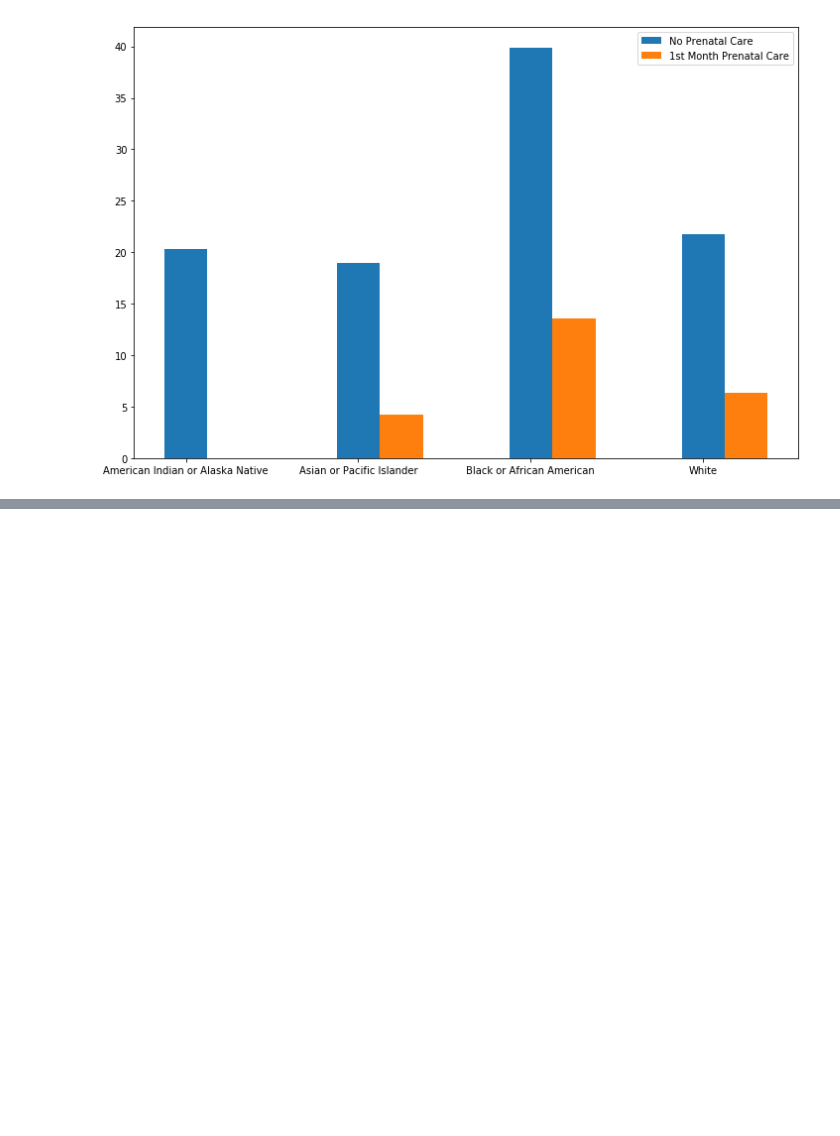
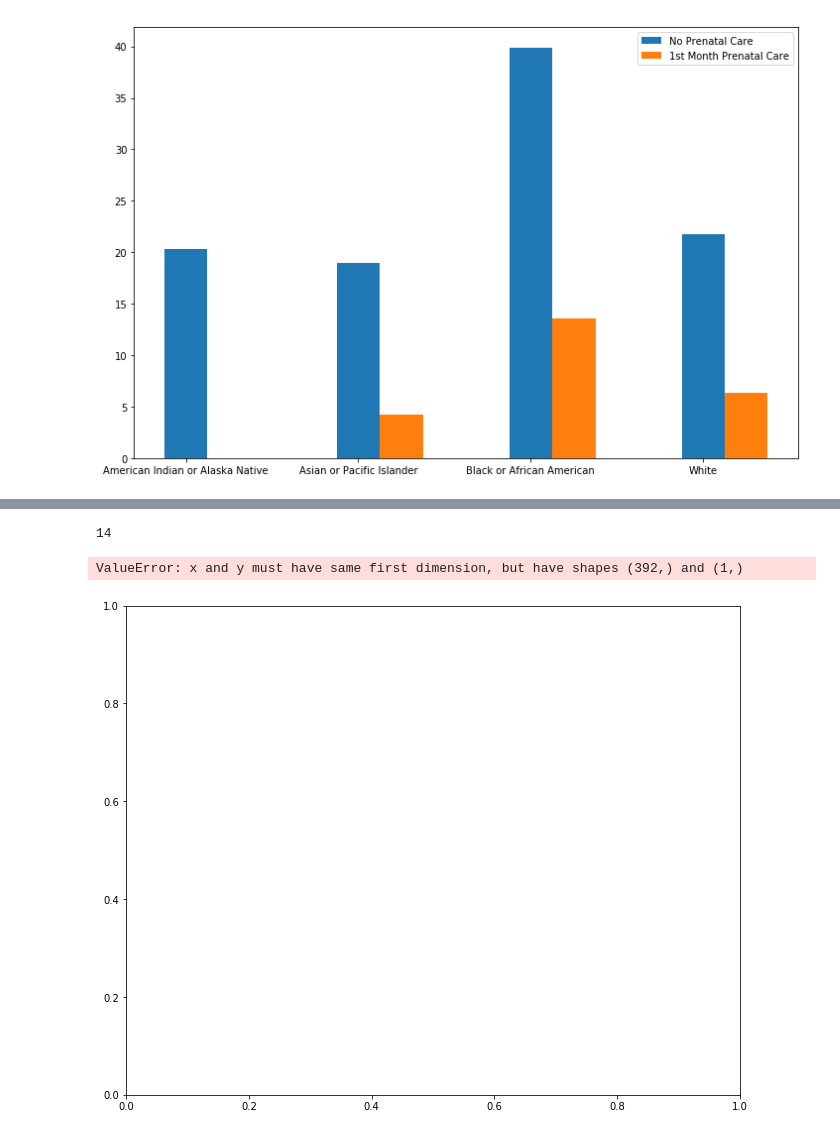
Before and after one commit to jasminajovanovic/IMR, a Jupyter notebook: IMR-jasmina.ipynb, the cells around one changed output, grey strips where cells are left out. Saved outputs shown, nothing was run; the diff lists cells and outputs as text; code cells hidden in the pictures; blank space fills up the shorter version.

```diff
--- a/IMR.ipynb
+++ b/IMR-jasmina.ipynb
@@ -354,0 +357,13 @@ dfHispanicByCause.sort_values(by=['Death Rate'], ascending=False).head(20)
+# %%
+len(dfWhoByCountry['Country'].unique())
+# %% [output]
+14
+# %%
+# for country in dfWhoByCountry['Country'].unique():
+#     plt.plot(dfWhoByCountry['Year'], dfWhoByCountry['Both sexes'], label=country)
+
+
+plt.legend()
+# %% [output]
+ValueError: x and y must have same first dimension, but have shapes (392,) and (1,)
+[figure, added]
```
Also changed, not shown: parts of 2 cells of this notebook, 2 other files.
